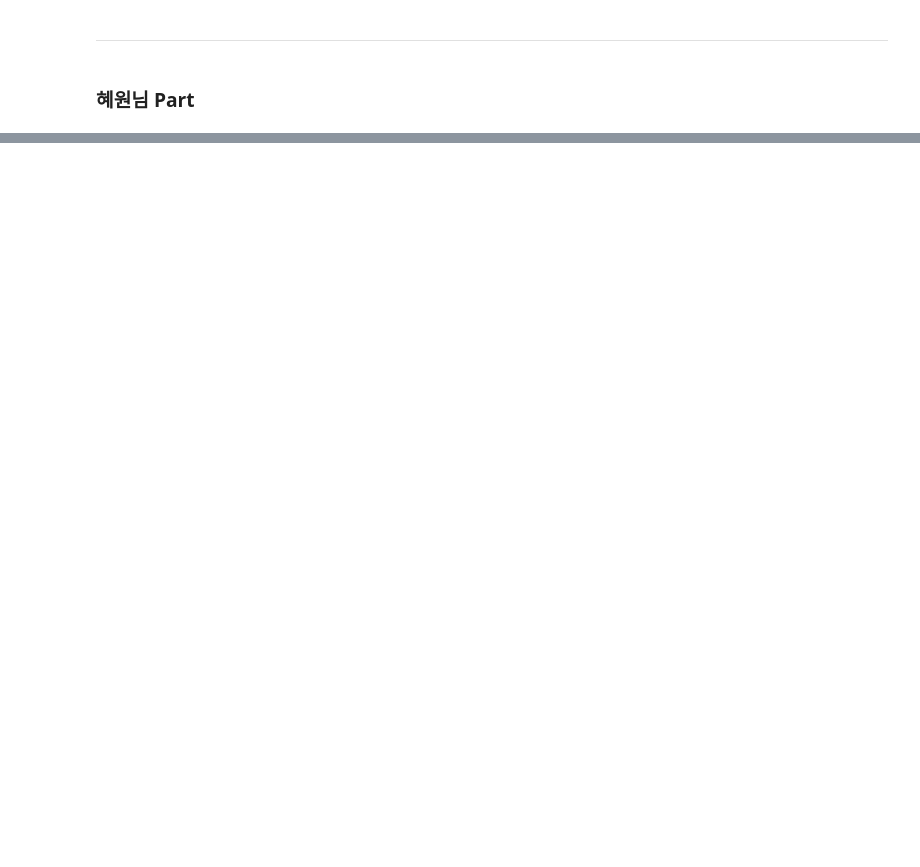
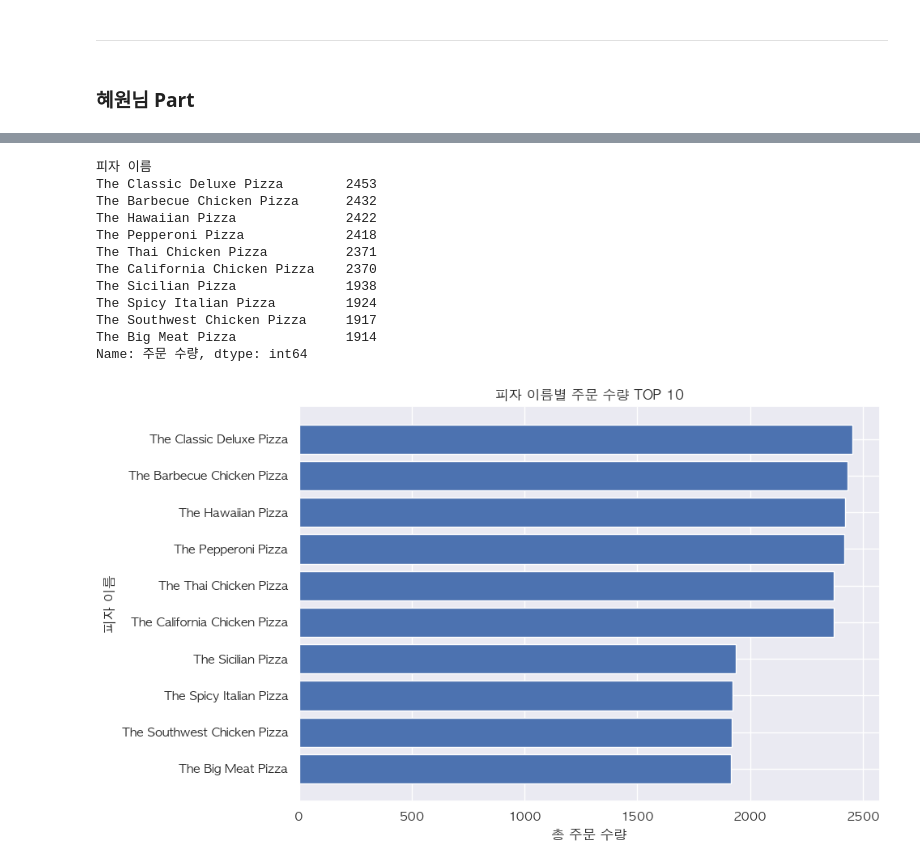
Before and after one commit to Lesly-kim/Mid_Project, a Jupyter notebook: EDA/EDA.ipynb, the cells around one changed output, grey strips where cells are left out. Saved outputs shown, nothing was run; the diff lists cells and outputs as text; code cells hidden in the pictures; blank space fills up the shorter version.

```diff
--- a/EDA/EDA.ipynb
+++ b/EDA/EDA.ipynb
@@ -643,0 +1138,17 @@ topping_count_df = pd.DataFrame(topping_counts.items(), columns=['토핑', '등
+# %%
+df = pd.read_csv('../Pizza Sales Dataset.csv')
+df.rename(columns={
+    'pizza_id': '피자 ID',
+    'order_id': '주문 ID',
+    'pizza_name_id': '피자 이름 ID',
+    'quantity': '주문 수량',
+    'order_date': '주문 날짜',
+    'order_day': '주문 요일',
+    'order_time': '주문 시간',
+    'unit_price': '단가',
+    'total_price': '총액',
+    'pizza_size': '피자 사이즈',
+    'pizza_category': '피자 종류',
+    'pizza_ingredients': '피자 재료 목록',
+    'pizza_name': '피자 이름'
+}, inplace=True)
@@ -643,0 +1512,6 @@ topping_count_df = pd.DataFrame(topping_counts.items(), columns=['토핑', '등
+# %%
+# 피자 이름별로 주문 수량 합산
+피자_수량_전체 = df.groupby('피자 이름')['주문 수량'].sum().sort_values(ascending=False)
+
+# 전체 결과 확인
+print(피자_수량_전체)
@@ -643,0 +1536,29 @@ topping_count_df = pd.DataFrame(topping_counts.items(), columns=['토핑', '등
+# %%
+# 상위 10개만 추출
+피자_상위10 = 피자_수량_전체.head(10)
+print(피자_상위10)
+
+# 피자 이름별 주문 수량 TOP10
+import matplotlib.pyplot as plt
+
+plt.figure(figsize=(10, 6))
+plt.barh(피자_상위10.index[::-1], 피자_상위10.values[::-1])  # 큰 값이 위로 오도록 순서 반전
+plt.title('피자 이름별 주문 수량 TOP 10')
+plt.xlabel('총 주문 수량')
+plt.ylabel('피자 이름')
+plt.tight_layout()
+plt.show()
+# %% [output]
+피자 이름
+The Classic Deluxe Pizza        2453
+The Barbecue Chicken Pizza      2432
+The Hawaiian Pizza              2422
+The Pepperoni Pizza             2418
+The Thai Chicken Pizza          2371
+The California Chicken Pizza    2370
+The Sicilian Pizza              1938
+The Spicy Italian Pizza         1924
+The Southwest Chicken Pizza     1917
+The Big Meat Pizza              1914
+Name: 주문 수량, dtype: int64
+[figure, added]
```
Also changed, not shown: parts of 51 cells of this notebook, 6 other files.
